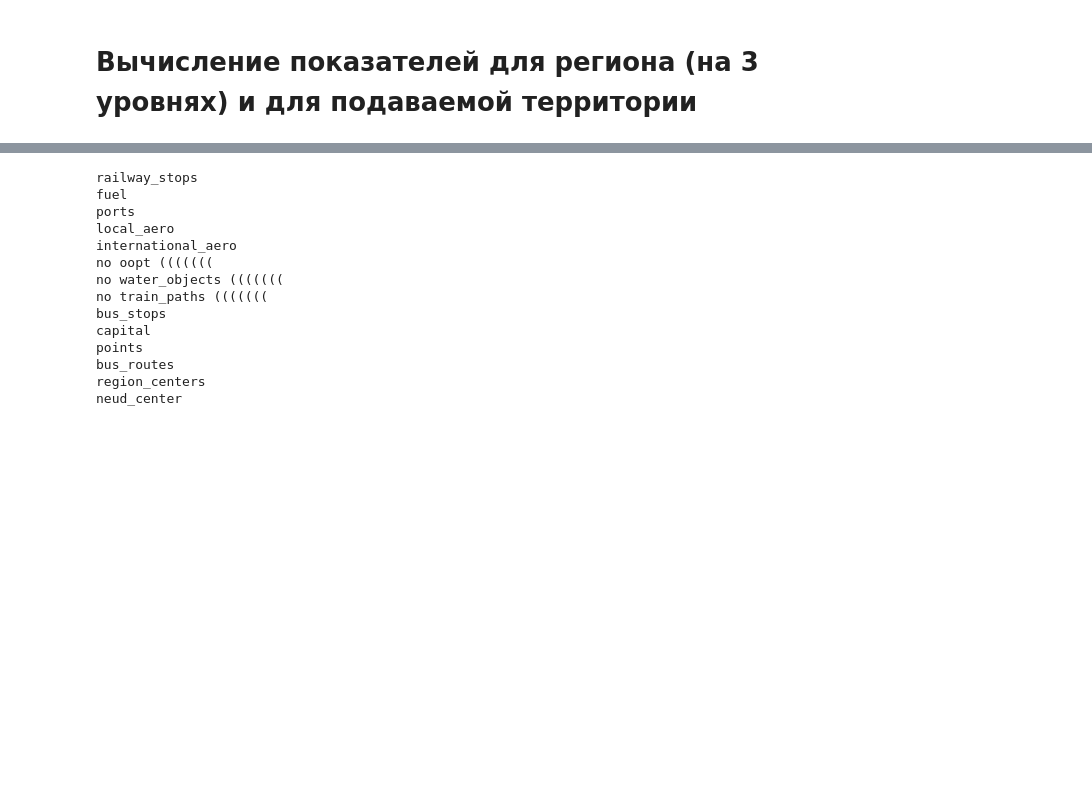
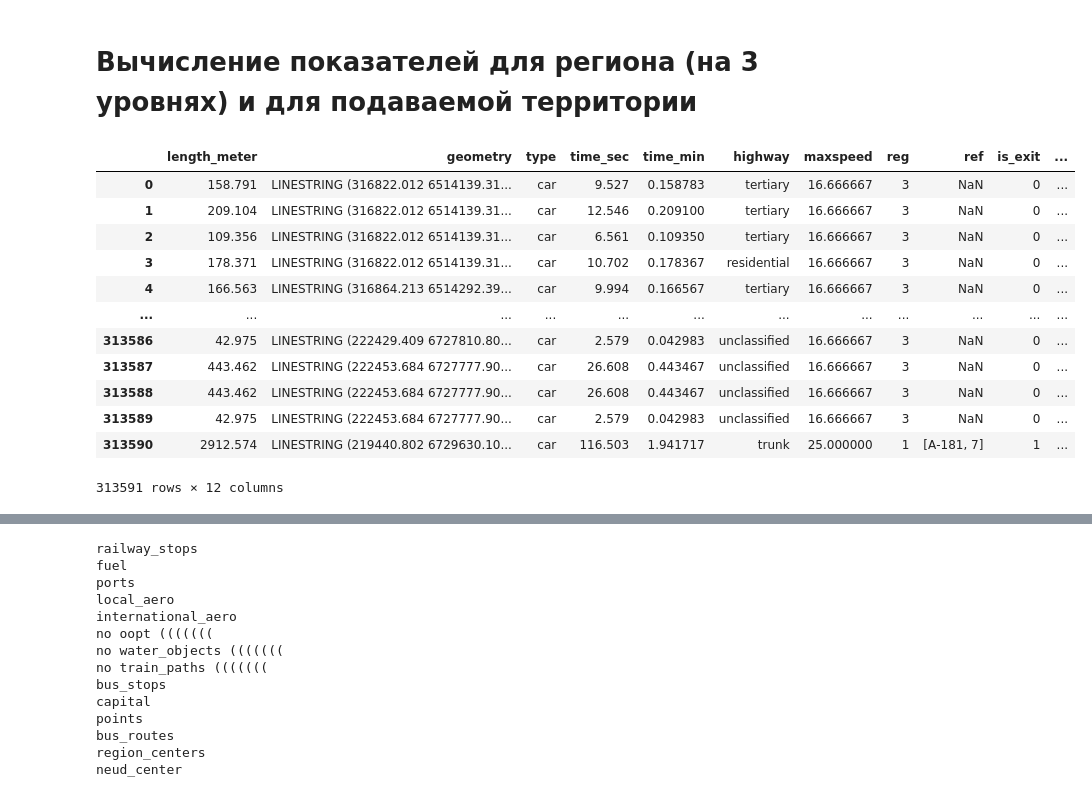
Before and after one commit to alexandermorozzov/transport_frames, a Jupyter notebook: notebooks/projecting.ipynb, the cells around one changed output, grey strips where cells are left out. Cells and saved outputs as stored; diff of their text form; code cells hidden in the pictures; blank space fills up the shorter version.

```diff
--- a/notebooks/projecting.ipynb
+++ b/notebooks/projecting.ipynb
@@ -95,3 +95,19 @@ inter = graphbuilder.convert_list_attr_from_str(inter)
 inter = indicators.prepare_graph(inter)
 # %%
 citygraph_n,citygraph_e = momepy.nx_to_gdf(citygraph)
+# %%
+citygraph_e
+# %% [output]
+|  | length_meter | geometry | type | time_sec | time_min | highway | maxspeed | reg | ref | is_exit | ... |
+| 0 | 158.791 | LINESTRING (316822.012 6514139.31... | car | 9.527 | 0.158783 | tertiary | 16.666667 | 3 | NaN | 0 | ... |
+| 1 | 209.104 | LINESTRING (316822.012 6514139.31... | car | 12.546 | 0.209100 | tertiary | 16.666667 | 3 | NaN | 0 | ... |
+| 2 | 109.356 | LINESTRING (316822.012 6514139.31... | car | 6.561 | 0.109350 | tertiary | 16.666667 | 3 | NaN | 0 | ... |
+| 3 | 178.371 | LINESTRING (316822.012 6514139.31... | car | 10.702 | 0.178367 | residential | 16.666667 | 3 | NaN | 0 | ... |
+| 4 | 166.563 | LINESTRING (316864.213 6514292.39... | car | 9.994 | 0.166567 | tertiary | 16.666667 | 3 | NaN | 0 | ... |
+| ... | ... | ... | ... | ... | ... | ... | ... | ... | ... | ... | ... |
+| 313586 | 42.975 | LINESTRING (222429.409 6727810.80... | car | 2.579 | 0.042983 | unclassified | 16.666667 | 3 | NaN | 0 | ... |
+| 313587 | 443.462 | LINESTRING (222453.684 6727777.90... | car | 26.608 | 0.443467 | unclassified | 16.666667 | 3 | NaN | 0 | ... |
+| 313588 | 443.462 | LINESTRING (222453.684 6727777.90... | car | 26.608 | 0.443467 | unclassified | 16.666667 | 3 | NaN | 0 | ... |
+| 313589 | 42.975 | LINESTRING (222453.684 6727777.90... | car | 2.579 | 0.042983 | unclassified | 16.666667 | 3 | NaN | 0 | ... |
+| 313590 | 2912.574 | LINESTRING (219440.802 6729630.10... | car | 116.503 | 1.941717 | trunk | 25.000000 | 1 | [А-181, 7] | 1 | ... |
+313591 rows × 12 columns
```
Also changed, not shown: parts of 4 cells of this notebook, 1 other file.
